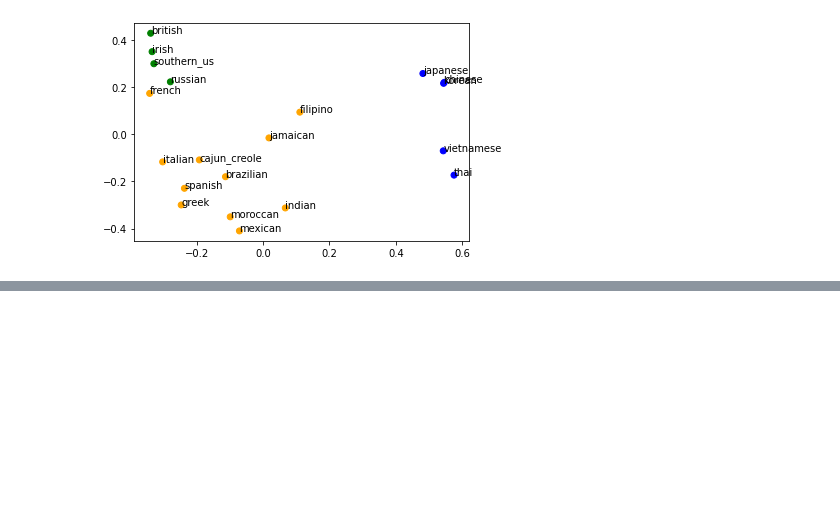
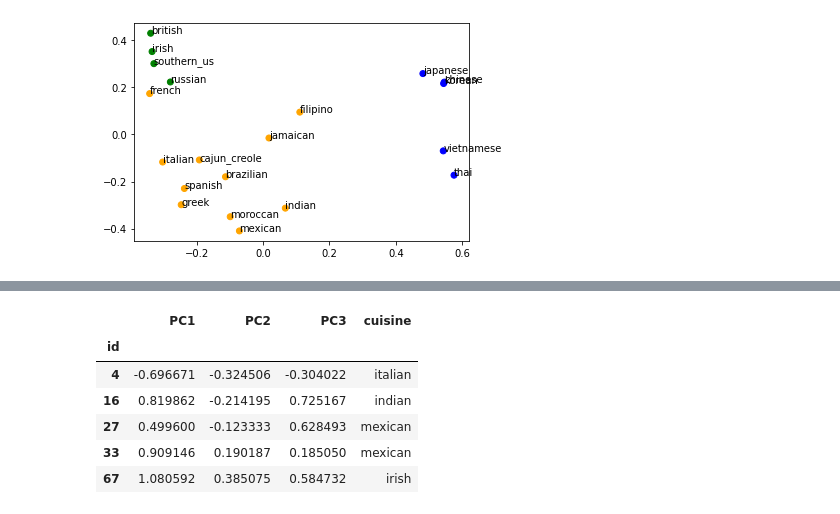
Before and after one commit to amichaelsen/cooking-cuisine-analysis, a Jupyter notebook: pca-clustering-w-ohe.ipynb, the cells around one changed output, grey strips where cells are left out. Saved outputs shown, nothing was run; the diff lists cells and outputs as text; code cells hidden in the pictures; blank space fills up the shorter version.

```diff
--- a/pca-clustering-w-ohe.ipynb
+++ b/pca-clustering-w-ohe.ipynb
@@ -233,0 +297,21 @@ plt.show()
+# %%
+# Plotting Data
+%matplotlib notebook
+import seaborn as sns
+
+recipe_list = recipe_tfidf.index.tolist()
+colors_list = sns.color_palette("husl", 10)
+colors = []
+labels = []
+pc1 = reduced_recipe_tfidf[:,0]
+pc2 = reduced_recipe_tfidf[:,1]
+pc3 = reduced_recipe_tfidf[:,2]
+
+for i in range(len(recipe_list)):
+    colors.append(colors_list[recipe_clusters[i]])
+
+fig = plt.figure()
+ax = fig.add_subplot(projection='3d')
+ax.scatter(pc1, pc2, pc3, c = colors)
+
+plt.show()
@@ -250,0 +339,12 @@ plt.show()
+# %%
+recipe_pcs_df = pd.DataFrame(data=reduced_recipes, index=recipe_data.index, columns=["PC"+str(i+1) for i in range(reduced_recipes.shape[1])])
+recipe_pcs_df = recipe_pcs_df.merge(cuisine_by_id, left_index=True, right_index=True)
+recipe_pcs_df.head()
+# %% [output]
+|  | PC1 | PC2 | PC3 | cuisine |
+| id |  |  |  |  |
+| 4 | -0.696671 | -0.324506 | -0.304022 | italian |
+| 16 | 0.819862 | -0.214195 | 0.725167 | indian |
+| 27 | 0.499600 | -0.123333 | 0.628493 | mexican |
+| 33 | 0.909146 | 0.190187 | 0.185050 | mexican |
+| 67 | 1.080592 | 0.385075 | 0.584732 | irish |
```
Also changed, not shown: parts of 21 cells of this notebook.
